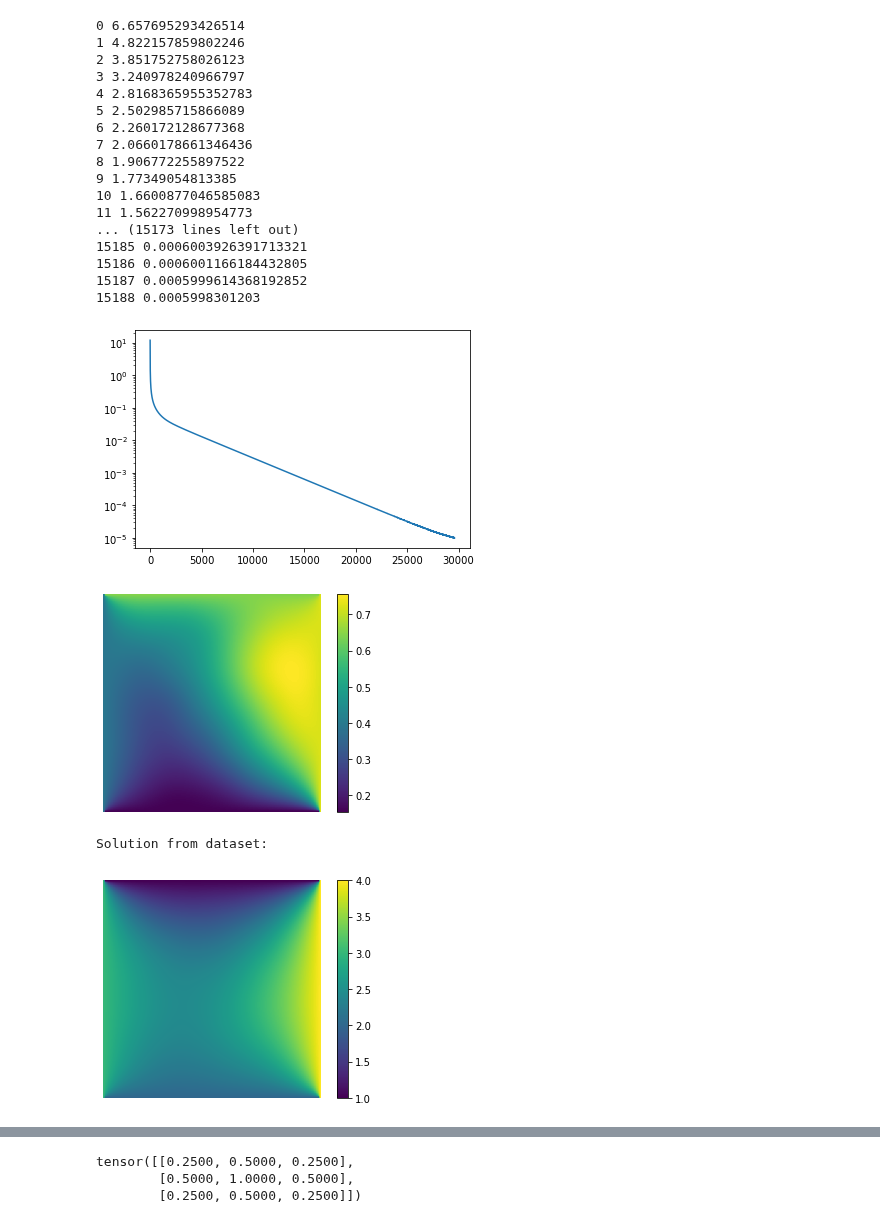
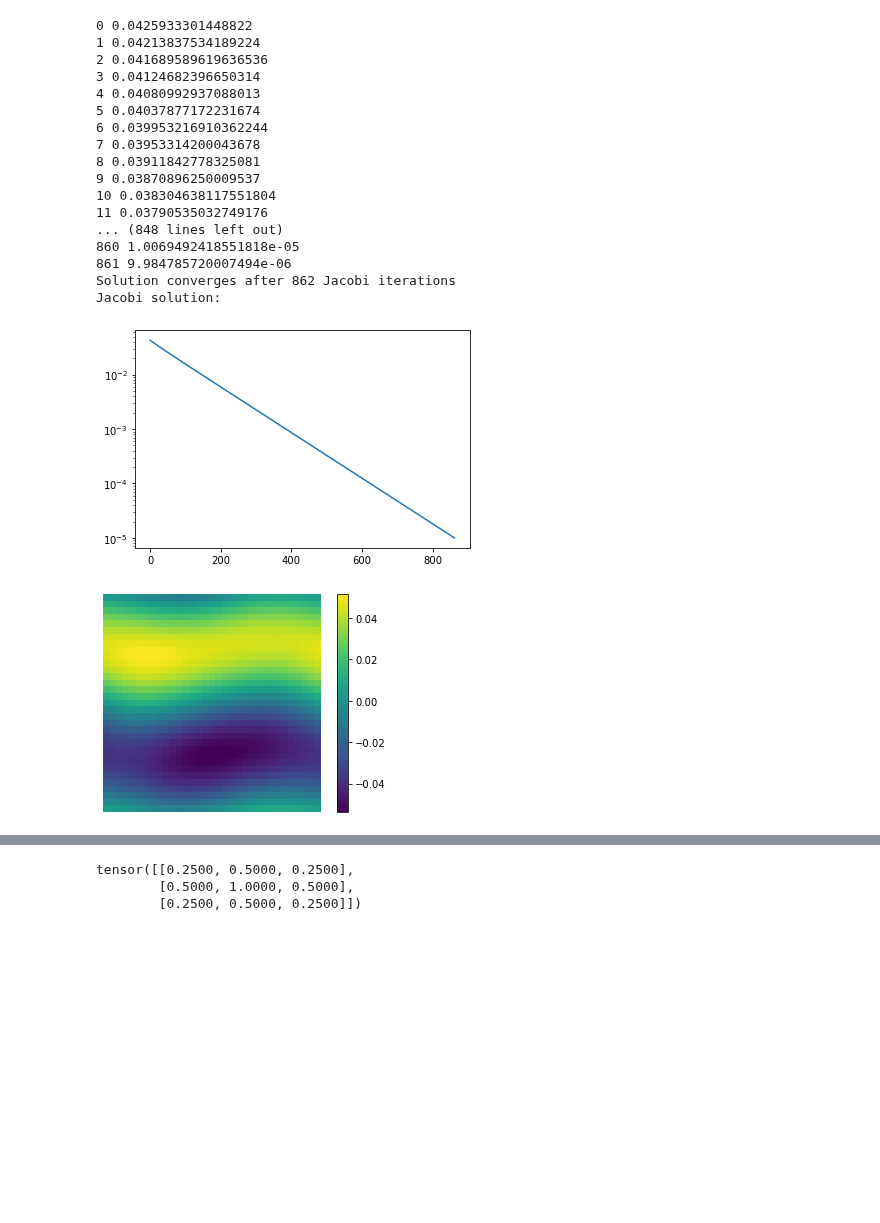
Before and after one commit to longfish/Multigrid-FEANet, a Jupyter notebook: MM-FEANet-learnP-pbc.ipynb, the cells around one changed output, grey strips where cells are left out. Drawn from its saved outputs; the diff is of its cells as text; code cells hidden in the pictures; blank space fills up the shorter version.

```diff
--- a/MM-FEANet-learnP-pbc.ipynb
+++ b/MM-FEANet-learnP-pbc.ipynb
@@ -69,17 +63,14 @@ class SingleGrid():
         return v
 # %%
-n = 2**7
+n = 2**5
 grid = SingleGrid(size=2,n=n)
 # %%
-model_name = 'poisson_mg_kernel_129x129'
+model_name = 'pbc_poisson_kernel_33x33'
 
-training_set = IsoPoissonDataSet('Data/IsoPoisson/poisson2d_129x129_nosol.h5')
+training_set = IsoPoissonPBCDataSet('Data/IsoPoisson/poisson2d_33x33_pbc.h5')
 train_dataloader = DataLoader(training_set, batch_size=64, shuffle=True)
-u_train, f_train, bc_value_train, bc_index_train = next(iter(train_dataloader))
+f_train = next(iter(train_dataloader))
 
 k=0
-plot.plot_field(u_train[k,0])
-plot.plot_field(bc_value_train[k,0])
 plot.plot_field(f_train[k,0])
-plot.plot_field(bc_index_train[k,0])
 # %% [output]
@@ -90,52 +78,49 @@ plot.plot_field(bc_index_train[k,0])
 # %%
 EPS = 1e-5
+h = 2.0/n
 n_jac = 0
-u_test = torch.zeros((1, 1, n+1, n+1), requires_grad=False, dtype=torch.float32)
-f_test = grid.fnet(f_train[k,0].reshape((1,1,n+1,n+1))) # assign the finest rhs
-grid.ResetBoundary(bc_index_train[k,0].reshape((1,1,n+1,n+1)), bc_value_train[k,0].reshape((1,1,n+1,n+1)))
-u_test = grid.jac.reset_boundary(u_test)
-residual = f_test-grid.Knet(u_test)
+u_jac = torch.zeros((1, 1, n+1, n+1), requires_grad=False, dtype=torch.float32)
+u_jac = grid.jac.reset_boundary(u_jac)
+f_modify = f_train[k,0] - h*h*torch.sum(f_train[k,0][:-1,:-1])
+f_jac = grid.fnet(grid.jac.pbc_boundary(f_modify.reshape((1,1,n+1,n+1)))) # assign the periodic rhs
+#f_jac = grid.fnet(grid.jac.pbc_boundary(f_train[k,0].reshape((1,1,n+1,n+1)))) # assign the periodic rhs
+
+u_jac_pbc = grid.jac.pbc_boundary(u_jac)
+residual = f_jac-grid.Knet(u_jac_pbc)
 res = torch.sqrt(torch.sum(residual[:, :, 1:-1, 1:-1] ** 2)).item()
 res_arr = [res]
-while (abs(res) > EPS):
-    u_test = grid.Relax(u_test, f_test, 1)
-    residual = f_test-grid.Knet(u_test)
+while (abs(res) > EPS and n_jac < 1e4):
+    u_jac = grid.Relax(u_jac, f_jac, 1)
+    u_jac_pbc = grid.jac.pbc_boundary(u_jac)
+    residual = f_jac-grid.Knet(u_jac_pbc)
     res = torch.sqrt(torch.sum(residual[:, :, 1:-1, 1:-1] ** 2)).item()
     res_arr.append(res)
     print(n_jac, res)
     n_jac += 1
 
 print("Solution converges after", n_jac, "Jacobi iterations ")
 plt.plot(res_arr)
 plt.yscale('log')
 
 print("Jacobi solution:")
-plot.plot_field(u_test.detach())
-
-print("Solution from dataset:")
-plot.plot_field(u_train[k,0])
-
-print("Error (dataset v.s. jacobi):")
-plot.plot_field(u_train[k,0]-u_test.detach().reshape((1,1,n+1,n+1)))
+plot.plot_field(u_jac.detach())
 # %% [output]
-0 6.657695293426514
-1 4.822157859802246
-2 3.851752758026123
-3 3.240978240966797
-4 2.8168365955352783
-5 2.502985715866089
-6 2.260172128677368
-7 2.0660178661346436
-8 1.906772255897522
-9 1.77349054813385
-10 1.6600877046585083
-11 1.562270998954773
-... (15173 lines left out)
-15185 0.0006003926391713321
-15186 0.0006001166184432805
-15187 0.0005999614368192852
-15188 0.0005998301203
+0 0.0425933301448822
+1 0.04213837534189224
+2 0.041689589619636536
+3 0.04124682396650314
+4 0.04080992937088013
+5 0.04037877172231674
+6 0.039953216910362244
+7 0.03953314200043678
+8 0.03911842778325081
+9 0.03870896250009537
+10 0.038304638117551804
+11 0.03790535032749176
+... (848 lines left out)
+860 1.0069492418551818e-05
+861 9.984785720007494e-06
+Solution converges after 862 Jacobi iterations
+Jacobi solution:
-[figure, old version]
+[figure, new version]
-[figure, old version]
+[figure, new version]
-Solution from dataset:
-[figure, removed]
```
Also changed, not shown: parts of 22 cells of this notebook.
